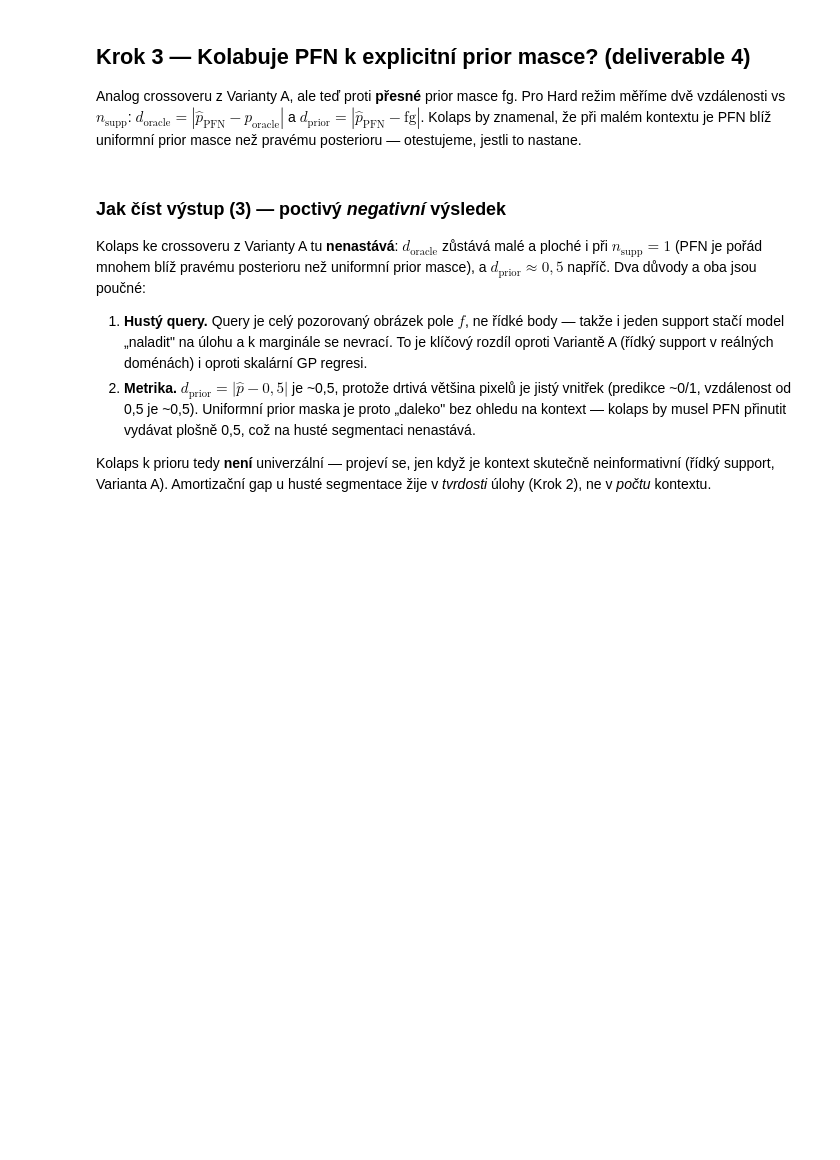
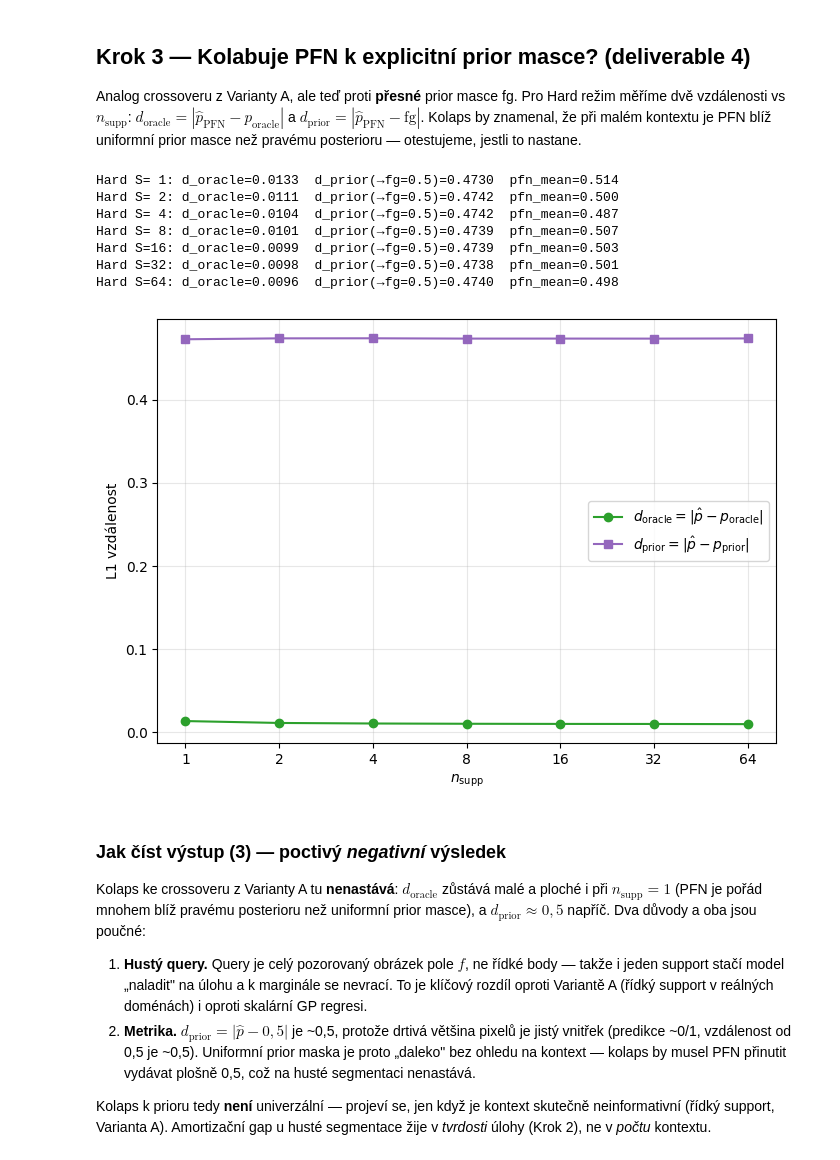
Before and after one commit to gulierus/VU_RG, a Jupyter notebook: experiments/Experiment_C_PFN_segmentation.ipynb, the cells around one changed output. Saved outputs shown, nothing was run; the diff lists cells and outputs as text; code cells hidden in the pictures; blank space fills up the shorter version.

```diff
--- a/experiments/Experiment_C_PFN_segmentation.ipynb
+++ b/experiments/Experiment_C_PFN_segmentation.ipynb
@@ -329,17 +329,26 @@ PFN blíž uniformní prior masce než pravému posterioru — otestujeme, jestl
 # %%
 gen=torch.Generator().manual_seed(2); N_TASKS=48
 d_or=[]; d_pr=[]; pfnmean=[]
 for S in N_SUPP:
     r=run_tasks(REGIMES['Hard'],S,N_TASKS,gen,fg=0.5,sigma=0.25)
     d_or.append(np.mean(r['fid'])); d_pr.append(np.mean(r['d_prior'])); pfnmean.append(np.mean(r['pfn_mean']))
     print(f'Hard S={S:>2}: d_oracle={d_or[-1]:.4f}  d_prior(→fg=0.5)={d_pr[-1]:.4f}  pfn_mean={pfnmean[-1]:.3f}',flush=True)
 fig,ax=plt.subplots(figsize=(7,5))
 ax.plot(N_SUPP,d_or,marker='o',color='#2ca02c',label=r'$d_{\mathrm{oracle}}=|\hat p-p_{\mathrm{oracle}}|$')
 ax.plot(N_SUPP,d_pr,marker='s',color='#9467bd',label=r'$d_{\mathrm{prior}}=|\hat p-p_{\mathrm{prior}}|$')
 ax.set_xscale('log',base=2); ax.set_xticks(N_SUPP); ax.set_xticklabels(N_SUPP)
 ax.set_xlabel(r'$n_{\mathrm{supp}}$'); ax.set_ylabel('L1 vzdálenost'); ax.grid(alpha=0.3); ax.legend()
-ax.set_title('Kolaps k prioru? (Hard) — PFN zůstává u pravdy i při malém kontextu')
+
 fig.tight_layout(); fig.savefig(os.path.join(FIGDIR,'fig_C_03_collapse.png'),dpi=150,bbox_inches='tight'); plt.show()
+# %% [output]
+Hard S= 1: d_oracle=0.0133  d_prior(→fg=0.5)=0.4730  pfn_mean=0.514
+Hard S= 2: d_oracle=0.0111  d_prior(→fg=0.5)=0.4742  pfn_mean=0.500
+Hard S= 4: d_oracle=0.0104  d_prior(→fg=0.5)=0.4742  pfn_mean=0.487
+Hard S= 8: d_oracle=0.0101  d_prior(→fg=0.5)=0.4739  pfn_mean=0.507
+Hard S=16: d_oracle=0.0099  d_prior(→fg=0.5)=0.4739  pfn_mean=0.503
+Hard S=32: d_oracle=0.0098  d_prior(→fg=0.5)=0.4738  pfn_mean=0.501
+Hard S=64: d_oracle=0.0096  d_prior(→fg=0.5)=0.4740  pfn_mean=0.498
+[figure, added]
 # %% [markdown]
 ### Jak číst výstup (3) — poctivý *negativní* výsledek
 
```
Also changed, not shown: parts of 3 cells of this notebook, 13 other files.
